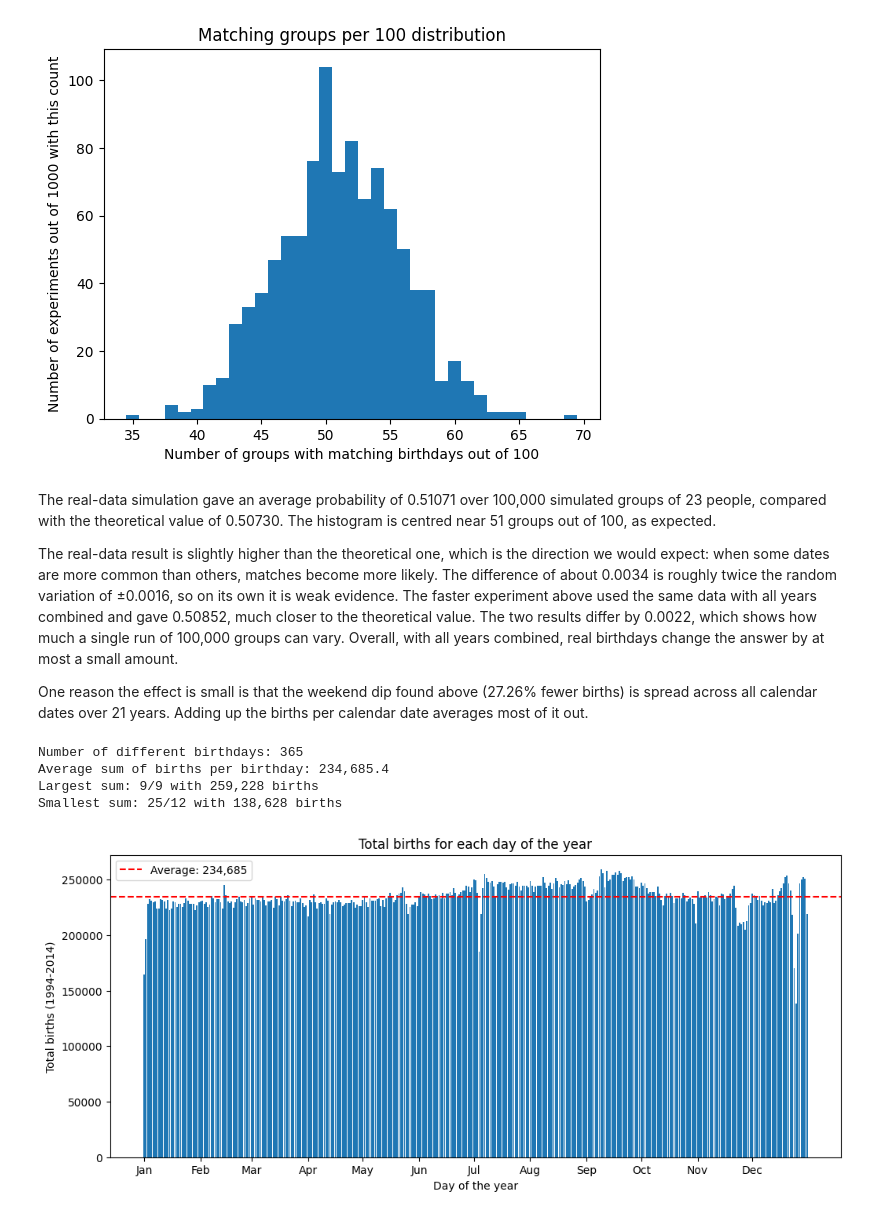
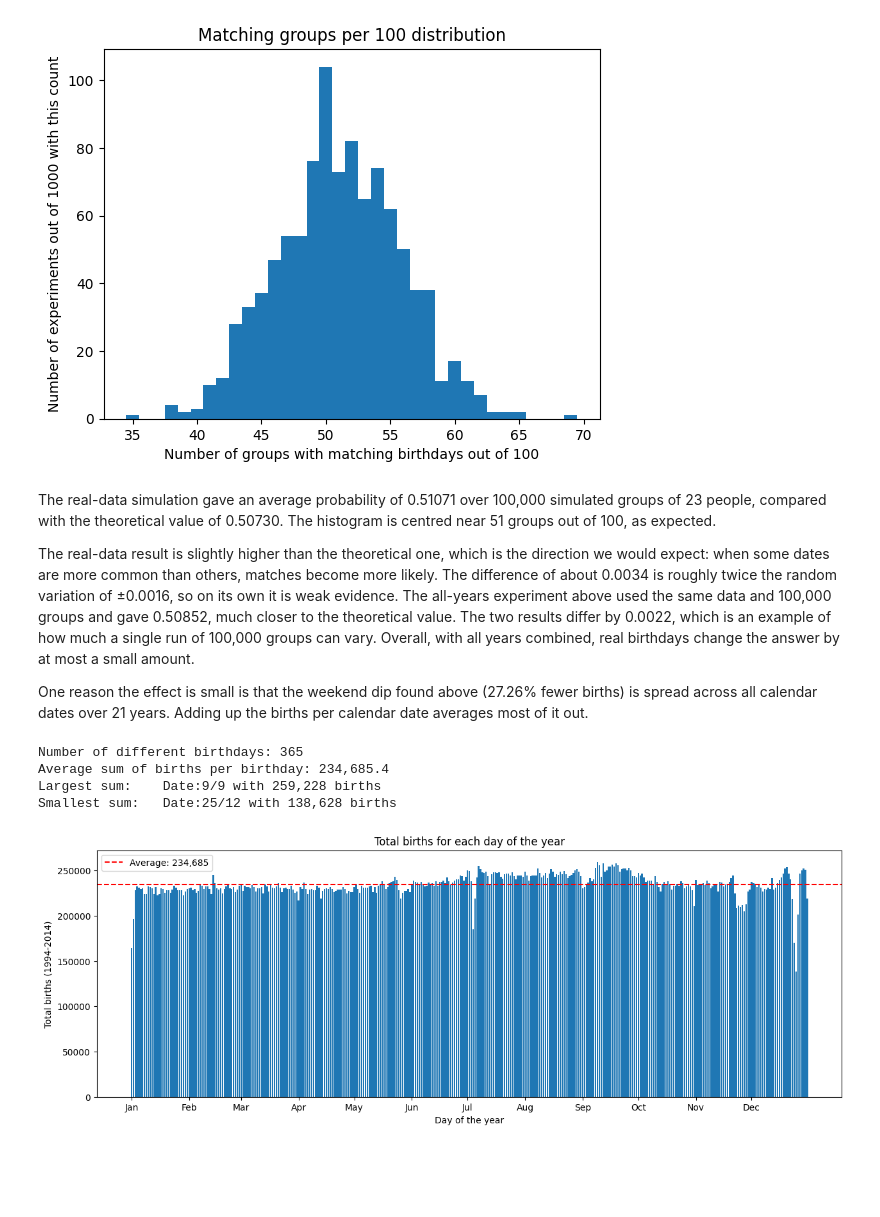
Before and after one commit to toddivanov1/math-concept-for-developers-project, a Jupyter notebook: project.ipynb, the cells around one changed output. Drawn from its saved outputs; the diff is of its cells as text; code cells hidden in the pictures; blank space fills up the shorter version.

```diff
--- a/project.ipynb
+++ b/project.ipynb
@@ -132,7 +135,7 @@ def generate_group(n: int):
 # %% [markdown]
 The next step is to write the function that checks whether there is a matching birthday:
 # %%
-def has_matching_birthday(people: list) -> bool:
+def has_matching_birthday(people) -> bool:
     """Return True if any birthday appears more than once in the group, otherwise False."""
     not_matching_birthdays_people_list = []
     for person in range(len(people)):
@@ -258,11 +290,11 @@ Well this is surprising! The result that showed in the real data is 27.26% less
 
 We will test whether this change in births rate during weekends affects us and report the results.
 # %%
-def run_weighted_simulation(data, n, n_g):
+def run_real_simulation(data, n, n_g):
     """Draws n_g groups of n people from the rows of `data` (each row chosen in proportion to its births)
     and returns how many of the groups contain at least two people with the same month and day."""
     _probabilities = data["births"] / data["births"].sum()
-    _dates = (data["month"] * 100 + data["date_of_month"]).to_numpy()   # for example 9 September -> 909
+    _dates = (data["month"] * 100 + data["date_of_month"]).to_numpy()   # for example 9 September -> 909.
     _matching_groups = 0
     for _ in range(n_g):
         group = np.random.choice(_dates, size = n, p = _probabilities)
@@ -272,12 +304,12 @@ def run_weighted_simulation(data, n, n_g):
 
 n_g_test = 100_000
 
-all_years = run_weighted_simulation(df_new, n, n_g_test) / n_g_test
+all_years = run_real_simulation(df_new, n, n_g_test) / n_g_test
 
 years = sorted(df_new["year"].unique())
 
 for year in years[-5:]:                 # Last five years
-    probability = run_weighted_simulation(df_new[df_new["year"] == year], n, n_g_test) / n_g_test
+    probability = run_real_simulation(df_new[df_new["year"] == year], n, n_g_test) / n_g_test
     print(f"Real data, {year} only:            {probability:.5f}")
 print(f"Theoretical (uniform birthdays): {calculate_birthday_probability(n):.5f}")
 print(f"Real data, all years combined:   {all_years:.5f}")
@@ -293,18 +325,6 @@ Real data, all years combined:   0.50852
 Using the births of a single year, the probability of a match in a group of 23 rises to between about 0.520 and 0.527 for the last five years, clearly above the theoretical 0.5073 (the random variation with 100,000 groups is only about ±0.0016). With the births of all 21 years combined, the result is 0.5085, very close to the theoretical value. The reason is that in a single year every calendar date falls on a fixed weekday, so dates that fell on a weekend have fewer births and become less likely, which makes matches among the remaining dates more likely. When all years are combined, each date falls on every weekday in turn and this effect cancels out. This shows the difference between uniform birthdays, which the formula assumes, and real data with a bias.
 # %% [markdown]
 Now let’s draw a sample of 23 people from the real data, with each row chosen in proportion to its births.
-# %%
-def run_real_simulation(n, n_g):
-    """Simulate n_g groups of n people drawn from df_new, weighted by births; return [groups without a match, groups with a match]."""
-    matching_counter = 0
-    non_matching_counter = 0
-    for _ in range(n_g):
-        _sample = df_new.sample(n = n, weights = "births", replace = True)
-        if _sample[["month", "date_of_month"]].duplicated().any():
-            matching_counter += 1
-        else:
-            non_matching_counter += 1
-    return [non_matching_counter, matching_counter]
 # %%
 sample = df_new.sample(n = n,              # We take a sample of n people, in our case 23
                        weights = "births", # Make the change of each row being chosen proportional to the births cell
@@ -339,7 +357,7 @@ number_of_runs = 1000
 matching_groups_sum = 0
 list_of_matching_groups = []
 for _ in range(number_of_runs):
-    matching_groups = run_real_simulation(n, n_g)[1]
+    matching_groups = run_real_simulation(df_new, n, n_g)
     matching_groups_sum += matching_groups
     list_of_matching_groups.append(matching_groups)
 
@@ -359,43 +377,43 @@ Average overall probability: 0.51071
 # %% [markdown]
 The real-data simulation gave an average probability of 0.51071 over 100,000 simulated groups of 23 people, compared with the theoretical value of 0.50730. The histogram is centred near 51 groups out of 100, as expected.
 
-The real-data result is slightly higher than the theoretical one, which is the direction we would expect: when some dates are more common than others, matches become more likely. The difference of about 0.0034 is roughly twice the random variation of ±0.0016, so on its own it is weak evidence. The faster experiment above used the same data with all years combined and gave 0.50852, much closer to the theoretical value. The two results differ by 0.0022, which shows how much a single run of 100,000 groups can vary. Overall, with all years combined, real birthdays change the answer by at most a small amount.
+The real-data result is slightly higher than the theoretical one, which is the direction we would expect: when some dates are more common than others, matches become more likely. The difference of about 0.0034 is roughly twice the random variation of ±0.0016, so on its own it is weak evidence. The all-years experiment above used the same data and 100,000 groups and gave 0.50852, much closer to the theoretical value. The two results differ by 0.0022, which is an example of how much a single run of 100,000 groups can vary. Overall, with all years combined, real birthdays change the answer by at most a small amount.
 
 One reason the effect is small is that the weekend dip found above (27.26% fewer births) is spread across all calendar dates over 21 years. Adding up the births per calendar date averages most of it out.
 # %%
 births_by_date = {}
 
 for _, row in df_new.iterrows():
     birthday = (int(row["month"]), int(row["date_of_month"]))   # the key, for example (9, 9)
     births_by_date[birthday] = births_by_date.get(birthday, 0) + int(row["births"])
 
 average_sum = sum(births_by_date.values()) / len(births_by_date)
 largest = max(births_by_date, key=births_by_date.get)
 smallest = min(births_by_date, key=births_by_date.get)
 
 print(f"Number of different birthdays: {len(births_by_date)}")
 print(f"Average sum of births per birthday: {average_sum:,.1f}")
-print(f"Largest sum: {largest[1]}/{largest[0]} with {births_by_date[largest]:,} births")
-print(f"Smallest sum: {smallest[1]}/{smallest[0]} with {births_by_date[smallest]:,} births")
+print(f"Largest sum:    Date:{largest[1]}/{largest[0]} with {births_by_date[largest]:,} births")
+print(f"Smallest sum:   Date:{smallest[1]}/{smallest[0]} with {births_by_date[smallest]:,} births")
 
 dates = sorted(births_by_date)                  # (1, 1), (1, 2), ... (12, 31) in calendar order
 day_of_year = np.arange(1, len(dates) + 1)      # 1 ... 365
 sums = [births_by_date[d] for d in dates]
 month_starts = [i + 1 for i, d in enumerate(dates) if d[1] == 1]   # day number of the 1st of each month
 
-plt.figure(figsize=(12, 5))
+plt.figure(figsize=(15, 5))
 plt.bar(day_of_year, sums)
 plt.axhline(average_sum, color="red", linestyle="--", label=f"Average: {average_sum:,.0f}")
 plt.xticks(month_starts, calendar.month_abbr[1:])
 plt.xlabel("Day of the year")
 plt.ylabel("Total births (1994-2014)")
 plt.title("Total births for each day of the year")
 plt.legend()
 plt.show()
 # %% [output]
 Number of different birthdays: 365
 Average sum of births per birthday: 234,685.4
-Largest sum: 9/9 with 259,228 births
-Smallest sum: 25/12 with 138,628 births
+Largest sum:    Date:9/9 with 259,228 births
+Smallest sum:   Date:25/12 with 138,628 births
-[figure, old version]
+[figure, new version]
 # %% [markdown]
```
Also changed, not shown: parts of 17 cells of this notebook.
